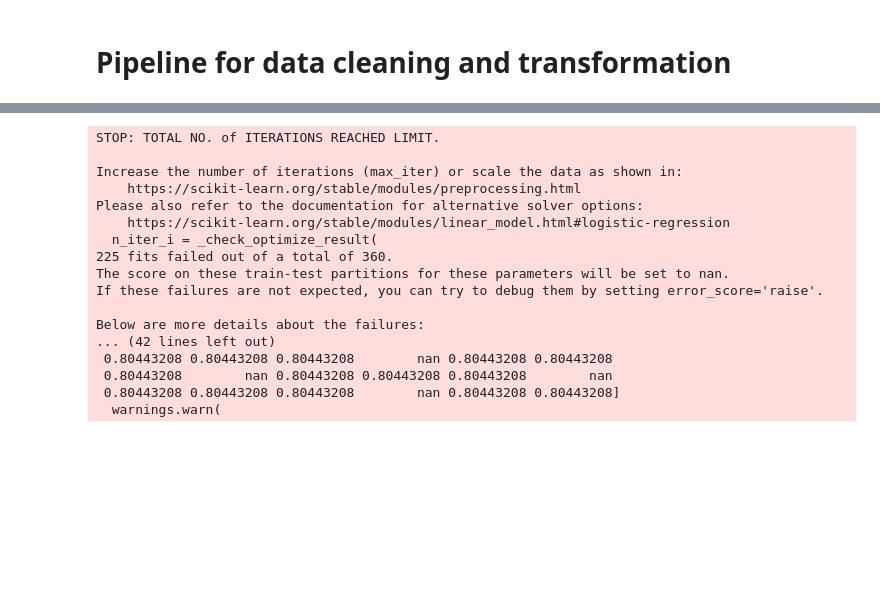
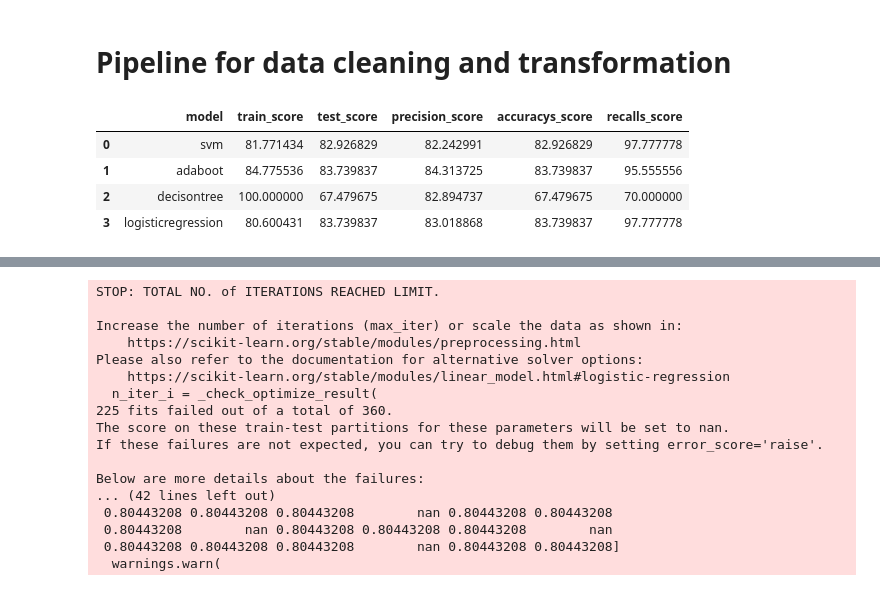
Before and after one commit to kazeemolaitanmusbau/Loan-Eligibility-Prediction-Using-Machine-Learning, a Jupyter notebook: Jupyter NoteBook Model.ipynb, the cells around one changed output, grey strips where cells are left out. Drawn from its saved outputs; the diff is of its cells as text; code cells hidden in the pictures; blank space fills up the shorter version.

```diff
--- a/Jupyter NoteBook Model.ipynb
+++ b/Jupyter NoteBook Model.ipynb
@@ -144,3 +144,11 @@ result_df = pd.DataFrame({
     "accuracys_score": np.array(accuracys) * 100,
     "recalls_score": np.array(recalls) * 100,
 })
+# %%
+result_df
+# %% [output]
+|  | model | train_score | test_score | precision_score | accuracys_score | recalls_score |
+| 0 | svm | 81.771434 | 82.926829 | 82.242991 | 82.926829 | 97.777778 |
+| 1 | adaboot | 84.775536 | 83.739837 | 84.313725 | 83.739837 | 95.555556 |
+| 2 | decisontree | 100.000000 | 67.479675 | 82.894737 | 67.479675 | 70.000000 |
+| 3 | logisticregression | 80.600431 | 83.739837 | 83.018868 | 83.739837 | 97.777778 |
```
Also changed, not shown: parts of 1 cell of this notebook.
